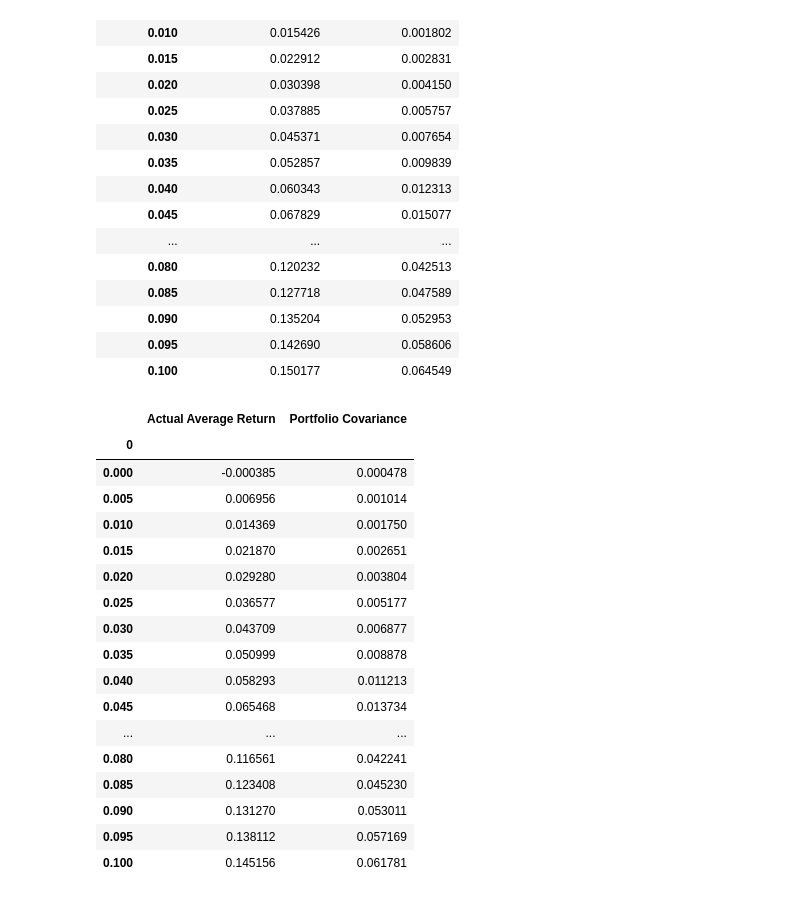
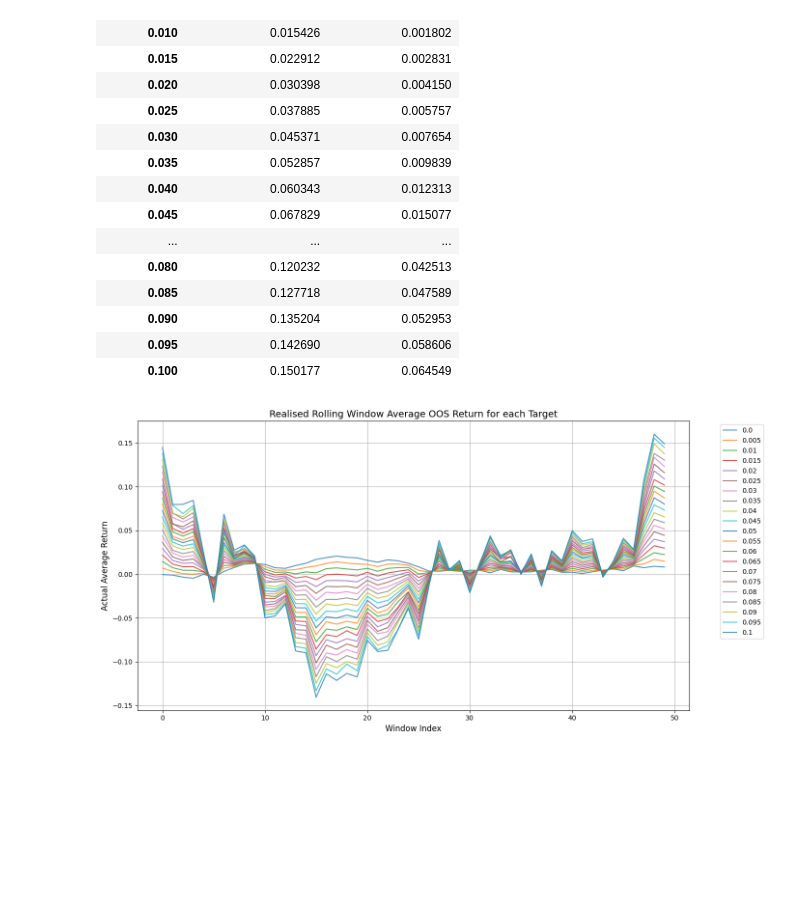
Before and after one commit to ep4518/CFcrsw, a Jupyter notebook: data/PortfolioOptimisation.ipynb, the cells around one changed output. Drawn from its saved outputs; the diff is of its cells as text; code cells hidden in the pictures; blank space fills up the shorter version.

```diff
--- a/data/PortfolioOptimisation.ipynb
+++ b/data/PortfolioOptimisation.ipynb
@@ -135,24 +135,3 @@ for index, (back_test_data, weights_data) in cpp_results.iterrows():
         cpp_results_dict[index] = (back_test_df, weights_df)
     except Exception as e:
         print(f"Error processing index {index}: {e}")
-# %%
-cpp_results_dict[0][0]
-# %% [output]
-|  | Actual Average Return | Portfolio Covariance |
-| 0 |  |  |
-| 0.000 | -0.000385 | 0.000478 |
-| 0.005 | 0.006956 | 0.001014 |
-| 0.010 | 0.014369 | 0.001750 |
-| 0.015 | 0.021870 | 0.002651 |
-| 0.020 | 0.029280 | 0.003804 |
-| 0.025 | 0.036577 | 0.005177 |
-| 0.030 | 0.043709 | 0.006877 |
-| 0.035 | 0.050999 | 0.008878 |
-| 0.040 | 0.058293 | 0.011213 |
-| 0.045 | 0.065468 | 0.013734 |
-| ... | ... | ... |
-| 0.080 | 0.116561 | 0.042241 |
-| 0.085 | 0.123408 | 0.045230 |
-| 0.090 | 0.131270 | 0.053011 |
-| 0.095 | 0.138112 | 0.057169 |
-| 0.100 | 0.145156 | 0.061781 |
@@ -174,0 +138,32 @@ cpp_results_dict[0][0]
+# %%
+def plt1(x=cpp_results_dict):
+    plot_data = {key: [] for key in np.linspace(0, 0.1, 21)}
+    # Iterate through the dictionary and plot each series as a line
+    for key, (df1, df2) in x.items():
+        for i in df1.iterrows():
+            plot_data[i[0]].append(i[1]['Actual Average Return'])
+
+    plt.figure(figsize=(14, 7))
+    for key, values in plot_data.items():
+        plt.plot(range(len(values)), values, label=f'{key}', alpha=0.8)
+
+    # Enhancing the plot for professional presentation
+    plt.xlabel('Window Index', fontsize=12)
+    plt.ylabel('Actual Average Return', fontsize=12)
+    plt.title('Realised Rolling Window Average OOS Return for each Target', fontsize=14)
+    plt.legend(bbox_to_anchor=(1.05, 1), loc='upper left', fontsize=10)
+    plt.grid(True)
+    plt.xticks(fontsize=10)
+    plt.yticks(fontsize=10)
+
+    # Tight layout for better spacing
+    plt.tight_layout()
+
+    # plt.savefig('Realised_Rolling_Window_Average_OOS_Return.png')
+
+    # Show the plot
+    plt.show()
+# %%
+plt1()
+# %% [output]
+[figure, added]
```
Also changed, not shown: parts of 5 cells of this notebook, 19 other files.
